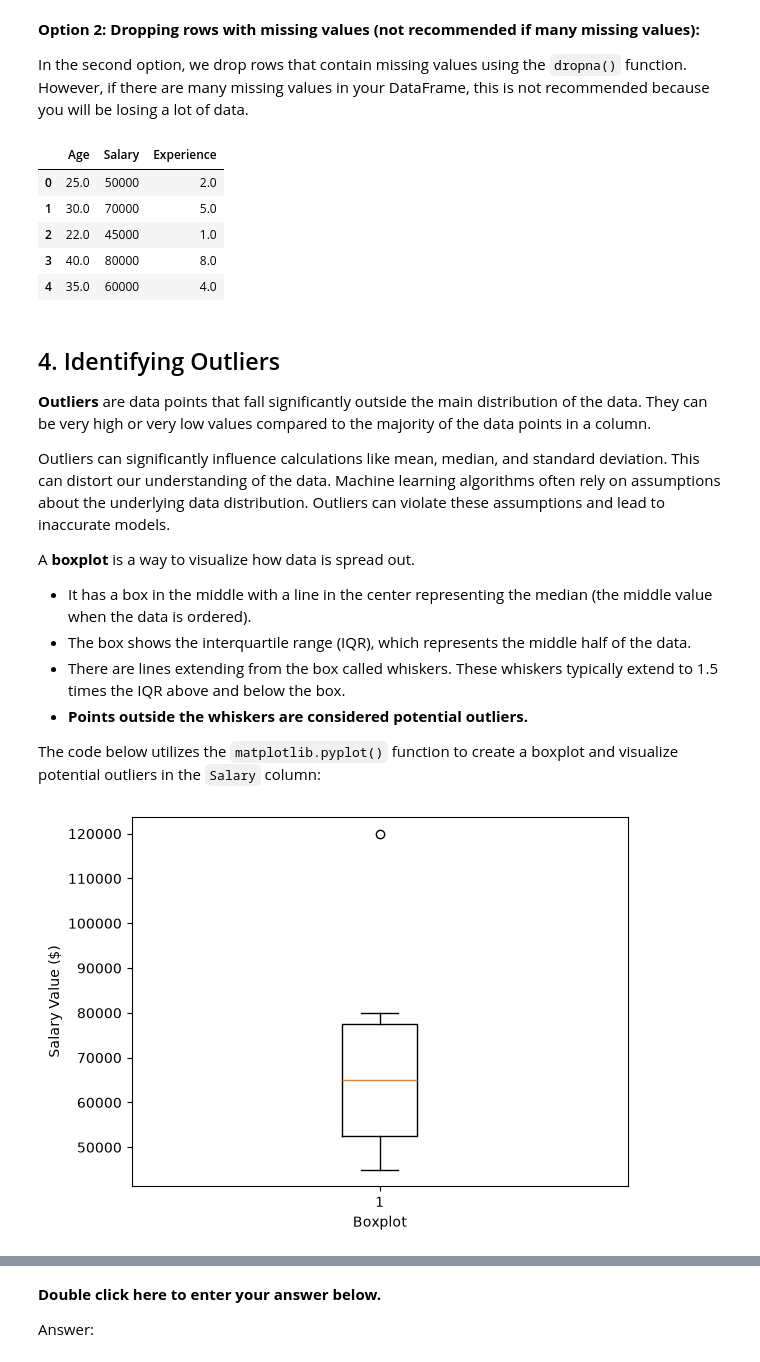
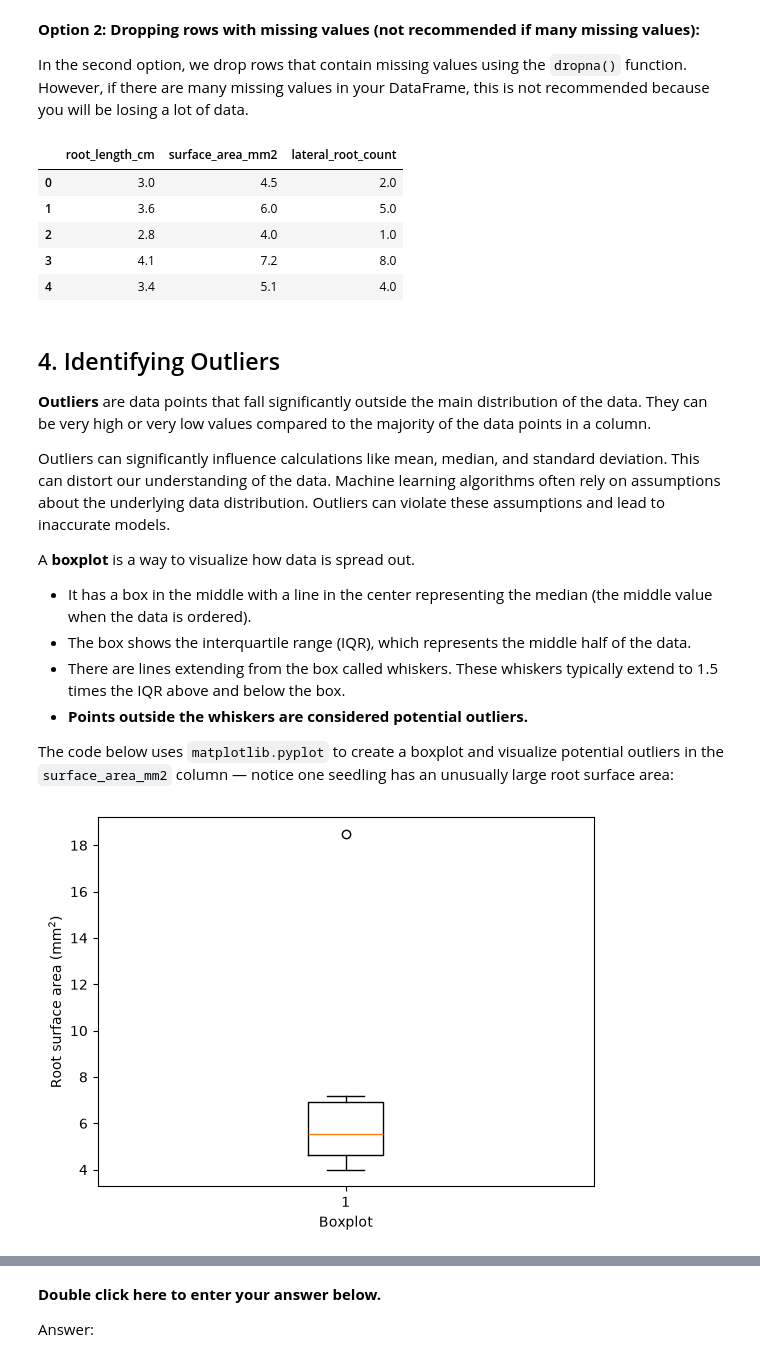
Before and after one commit to dr-richard-barker/OSDR_juypter_book.io, a Jupyter notebook: chapters/Tabular_Data.ipynb, the cells around one changed output, grey strips where cells are left out. Cells and saved outputs as stored; diff of their text form; code cells hidden in the pictures.

```diff
--- a/chapters/Tabular_Data.ipynb
+++ b/chapters/Tabular_Data.ipynb
@@ -346,20 +350,20 @@ For example, when doing 'df[col].method(value, inplace=True)', try using 'df.met
 
 In the second option, we drop rows that contain missing values using the `dropna()` function. However, if there are many missing values in your DataFrame, this is not recommended because you will be losing a lot of data.
 # %%
-data = {'Age': [25, 30, 22, 40, 35, np.nan],
-        'Salary': [50000, 70000, 45000, 80000, 60000, 120000],
-        'Experience': [2, 5, 1, 8, 4, None]}
+data = {'root_length_cm':     [3.0, 3.6, 2.8, 4.1, 3.4, np.nan],
+        'surface_area_mm2':   [4.5, 6.0, 4.0, 7.2, 5.1, 18.5],
+        'lateral_root_count': [2, 5, 1, 8, 4, None]}
 df = pd.DataFrame(data)
 
 df.dropna(inplace=True)
 df
 # %% [output]
-|  | Age | Salary | Experience |
-| 0 | 25.0 | 50000 | 2.0 |
-| 1 | 30.0 | 70000 | 5.0 |
-| 2 | 22.0 | 45000 | 1.0 |
-| 3 | 40.0 | 80000 | 8.0 |
-| 4 | 35.0 | 60000 | 4.0 |
+|  | root_length_cm | surface_area_mm2 | lateral_root_count |
+| 0 | 3.0 | 4.5 | 2.0 |
+| 1 | 3.6 | 6.0 | 5.0 |
+| 2 | 2.8 | 4.0 | 1.0 |
+| 3 | 4.1 | 7.2 | 8.0 |
+| 4 | 3.4 | 5.1 | 4.0 |
 # %% [markdown]
 ## 4. Identifying Outliers
 
@@ -373,24 +377,25 @@ A **boxplot** is a way to visualize how data is spread out.
 * There are lines extending from the box called whiskers. These whiskers typically extend to 1.5 times the IQR above and below the box.
 * **Points outside the whiskers are considered potential outliers.**
 
-The code below utilizes the `matplotlib.pyplot()` function to create a boxplot and visualize potential outliers in the `Salary` column:
+The code below uses `matplotlib.pyplot` to create a boxplot and visualize potential outliers in the `surface_area_mm2` column — notice one seedling has an unusually large root surface area:
 # %%
 import matplotlib.pyplot as plt
 
-data = {'Age': [25, 30, 22, 40, 35, np.nan],
-        'Salary': [50000, 70000, 45000, 80000, 60000, 120000],
-        'Experience': [2, 5, 1, 8, 4, None]}
+# A few CARA Arabidopsis seedlings (one has an unusually large root surface area)
+data = {'root_length_cm':     [3.0, 3.6, 2.8, 4.1, 3.4, np.nan],
+        'surface_area_mm2':   [4.5, 6.0, 4.0, 7.2, 5.1, 18.5],
+        'lateral_root_count': [2, 5, 1, 8, 4, None]}
 df = pd.DataFrame(data)
 
-# Create a boxplot
-plt.boxplot(df['Salary'])
+# Create a boxplot of root surface area
+plt.boxplot(df['surface_area_mm2'])
 
 # Label the axes
-plt.xlabel("Boxplot")  # X-axis label
-plt.ylabel("Salary Value ($)")  # Y-axis label (generic for now)
+plt.xlabel("Boxplot")
+plt.ylabel("Root surface area (mm$^2$)")
 
 # Show the plot
 plt.show()
 # %% [output]
-[figure, old version]
+[figure, new version]
 # %% [markdown]
```
Also changed, not shown: parts of 12 cells of this notebook.
